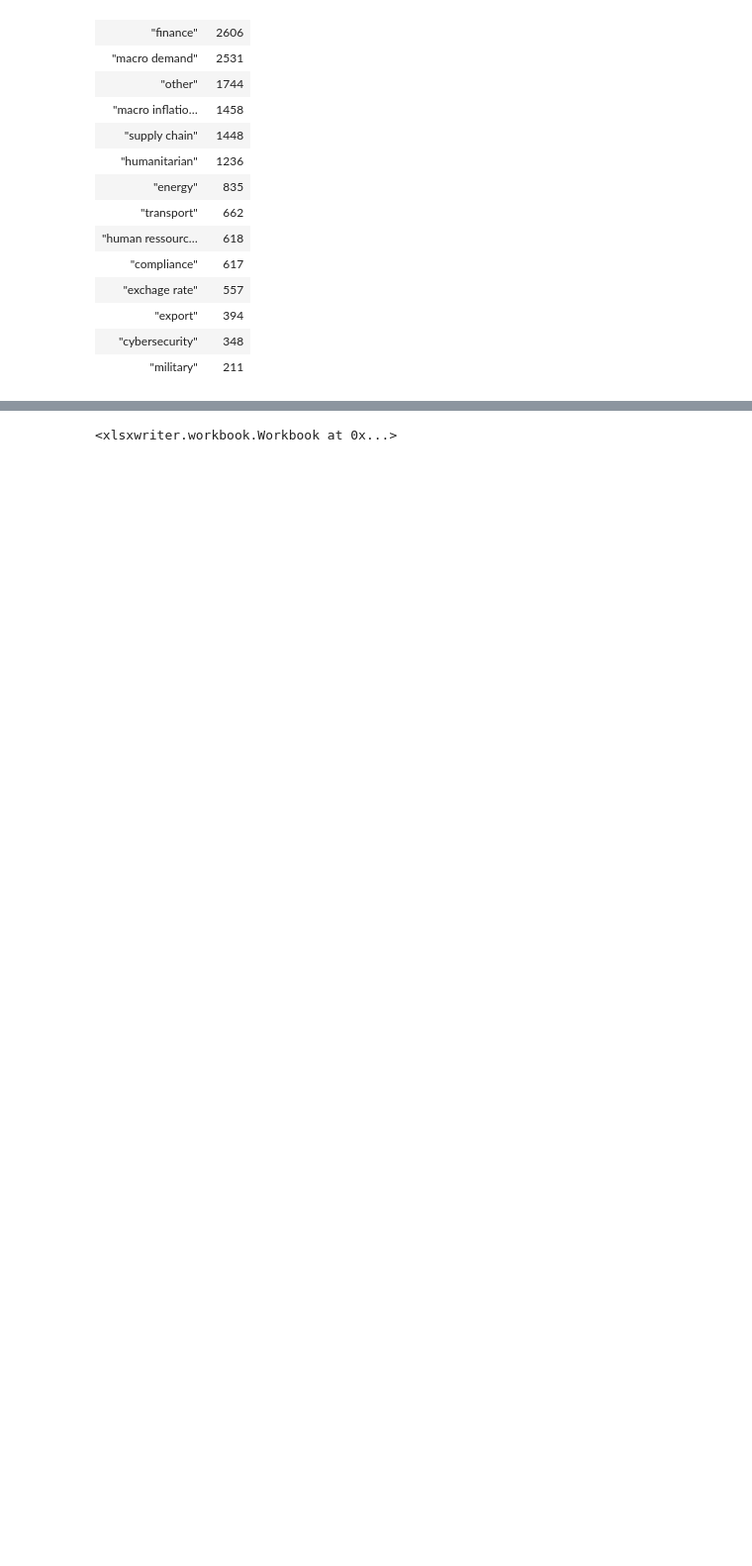
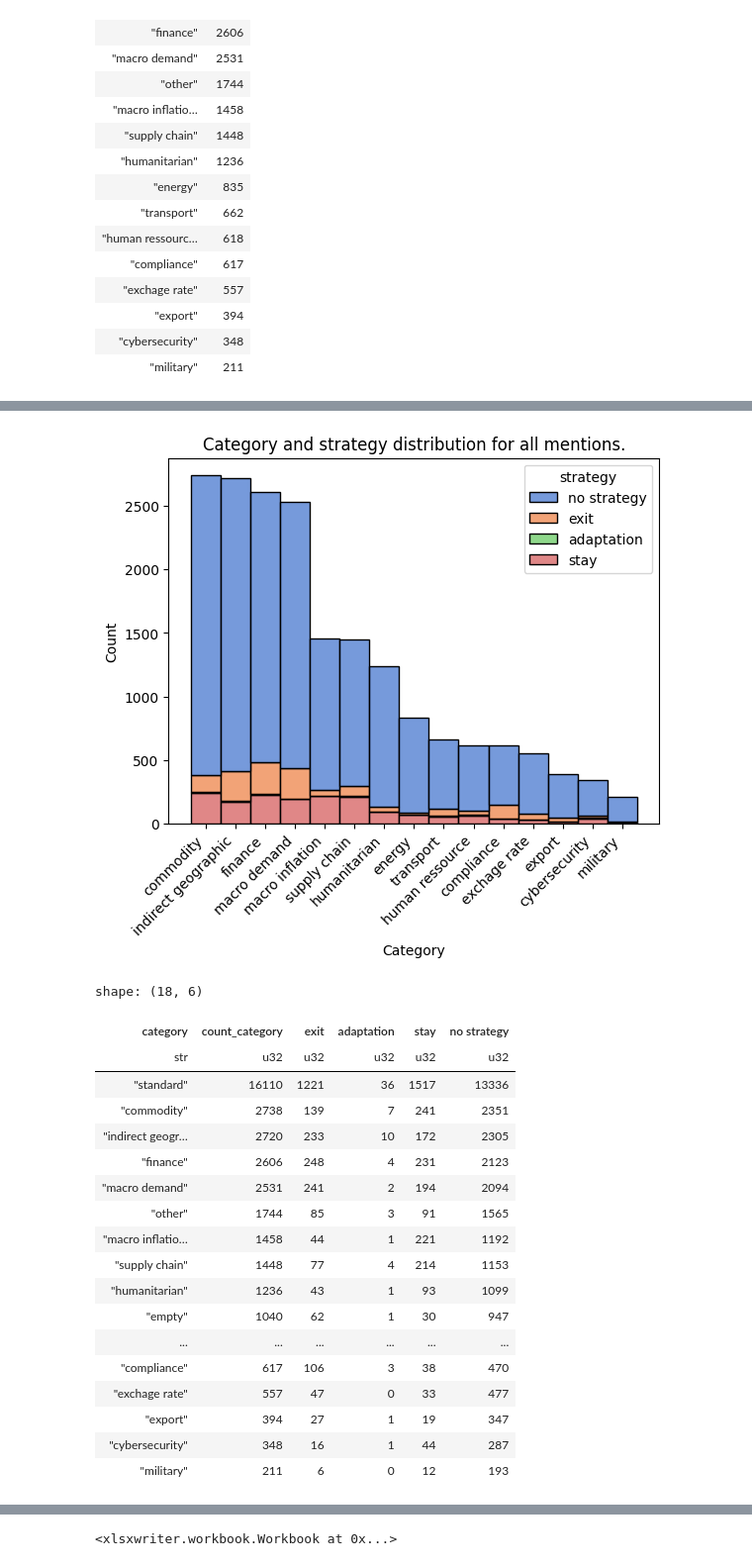
Before and after one commit to falseAzure/infineac, a Jupyter notebook: notebooks/infineac.ipynb, the cells around one changed output, grey strips where cells are left out. Shown at 99% size. Cells and saved outputs as stored; diff of their text form; code cells hidden in the pictures; blank space fills up the shorter version.

```diff
--- a/notebooks/infineac.ipynb
+++ b/notebooks/infineac.ipynb
@@ -446,0 +495,23 @@ corpus_window_0_df = corpus_window_0_df.hstack(topics_df)
+# %%
+topic_extractor.plot_category_distribution(corpus_window_0_df)
+# %% [output]
+[figure, added]
+shape: (18, 6)
+| category | count_category | exit | adaptation | stay | no strategy |
+| str | u32 | u32 | u32 | u32 | u32 |
+| "standard" | 16110 | 1221 | 36 | 1517 | 13336 |
+| "commodity" | 2738 | 139 | 7 | 241 | 2351 |
+| "indirect geogr… | 2720 | 233 | 10 | 172 | 2305 |
+| "finance" | 2606 | 248 | 4 | 231 | 2123 |
+| "macro demand" | 2531 | 241 | 2 | 194 | 2094 |
+| "other" | 1744 | 85 | 3 | 91 | 1565 |
+| "macro inflatio… | 1458 | 44 | 1 | 221 | 1192 |
+| "supply chain" | 1448 | 77 | 4 | 214 | 1153 |
+| "humanitarian" | 1236 | 43 | 1 | 93 | 1099 |
+| "empty" | 1040 | 62 | 1 | 30 | 947 |
+| ... | ... | ... | ... | ... | ... |
+| "compliance" | 617 | 106 | 3 | 38 | 470 |
+| "exchage rate" | 557 | 47 | 0 | 33 | 477 |
+| "export" | 394 | 27 | 1 | 19 | 347 |
+| "cybersecurity" | 348 | 16 | 1 | 44 | 287 |
+| "military" | 211 | 6 | 0 | 12 | 193 |
```
Also changed, not shown: parts of 17 cells of this notebook.
